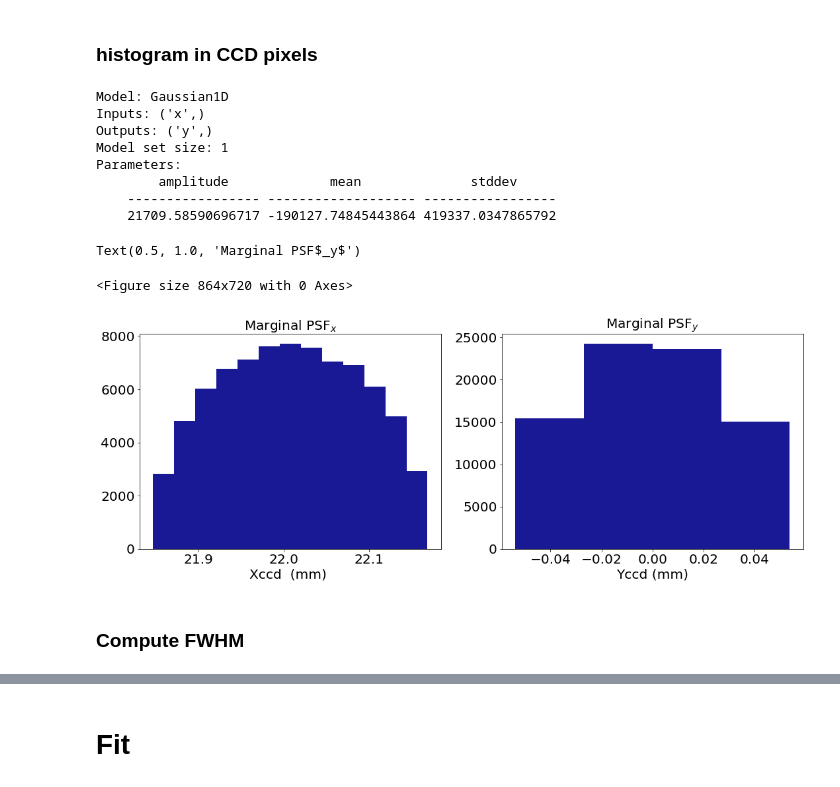
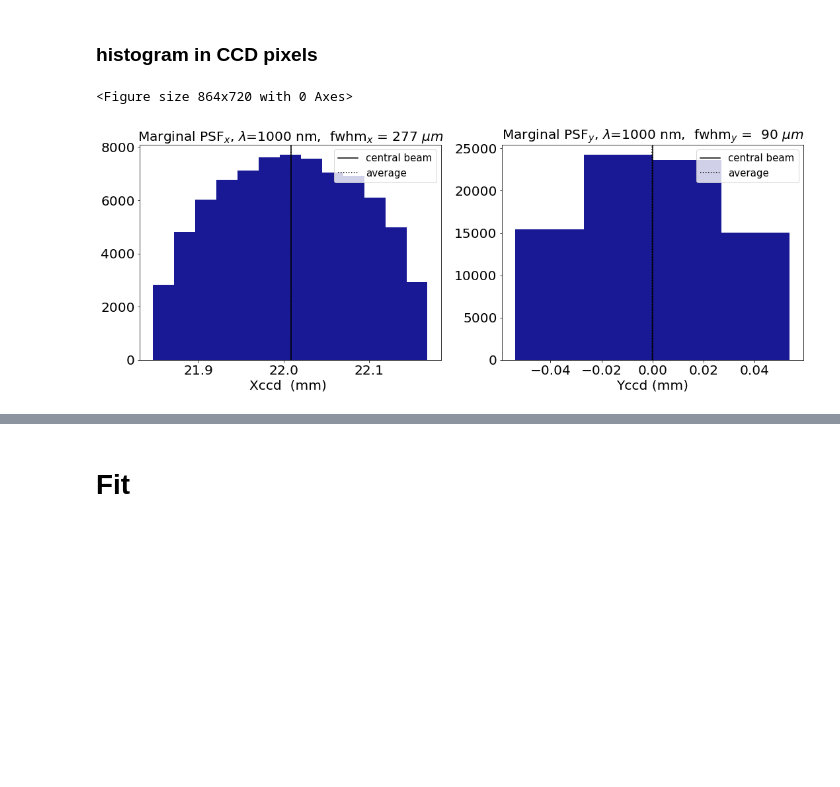
Before and after one commit to sylvielsstfr/OpticSimWthB4, a Jupyter notebook: DrawPSF/notebooks/AnaInterpolatedPSF.ipynb, the cells around one changed output, grey strips where cells are left out. Saved outputs shown, nothing was run; the diff lists cells and outputs as text; code cells hidden in the pictures; blank space fills up the shorter version.

```diff
--- a/DrawPSF/notebooks/AnaInterpolatedPSF.ipynb
+++ b/DrawPSF/notebooks/AnaInterpolatedPSF.ipynb
@@ -216,3 +253,6 @@ Yccd=df["Yccd_1000"].values
+# %%
+X3C=central_beam["X3"].values[0]
+Y3C=central_beam["Y3"].values[0]
 # %% [markdown]
 # PSF 2D
 # %%
@@ -241,7 +290,7 @@ Text(0.5, 1.0, ' Random beam on CCD')
 # %% [markdown]
 # FWHM
 # %%
-def ComputeFWHM(values,nbins,thetitle="fwhm",thexlabel="X ($\mu m$)",flagplot=False):
+def ComputeFWHM(values,nbins=50,thetitle="fwhm",thexlabel="X (mm)",flagplot=False):
     """
     ComputeFWHM(values,nbins,flagplot)
 
@@ -289,3 +338,6 @@ def ComputeFWHM(values,nbins,thetitle="fwhm",thexlabel="X ($\mu m$)",flagplot=Fa
         ax.set_xlabel(thexlabel)
 
     return fwhm
+# %%
+fwhmX=ComputeFWHM(Xccd,50,thetitle="fwhm X",thexlabel="X (mm)",flagplot=True)
+fwhmY=ComputeFWHM(Yccd,50,thetitle="fwhm Y",thexlabel="Y (mm)",flagplot=True)
@@ -294,6 +349,9 @@ def ComputeFWHM(values,nbins,thetitle="fwhm",thexlabel="X ($\mu m$)",flagplot=Fa
 # %%
 NBINSX=int((Xccd.max()-Xccd.min())/(Det_xpic*micr_to_mm))
 NBINSY=int((Yccd.max()-Yccd.min())/(Det_xpic*micr_to_mm))
+
+NBINSX=max(NBINSX,1)
+NBINSY=max(NBINSY,1)
 
 # compute the histogram
 h1=np.histogram(Xccd,bins=NBINSX)
@@ -301,7 +359,6 @@ h2=np.histogram(Yccd,bins=NBINSY)
 
 counts1, bins1 = h1
 counts2, bins2 = h2
-
 
 # compute bin width
 # compute bin width
@@ -321,37 +378,33 @@ theY2=counts2
 # %%
 plt.figure(figsize=(12,10))
 f, (ax1,ax2) = plt.subplots(1,2,figsize=(18,6))
 
 
 # in X
 #ax1.hist(Xccd,bins=NBINSX,facecolor="blue")
 ax1.hist(bins1[:-1], bins1, weights=counts1,facecolor="DarkBlue",density=False,alpha=0.9)
 ax1.set_xlabel("Xccd  (mm) ")
-ax1.set_title("Marginal PSF$_x$")
+title1= "Marginal PSF$_x$, $\lambda$={:3.0f} nm,  fwhm$_x$ = {:3.0f} $\mu m$".format(wlsim*mm_to_nm,fwhmX*1000)
+ax1.set_title(title1)
+ax1.axvline(x=X3C,color="k",label="central beam")
+ax1.axvline(x=Xccd.mean(),linestyle=":",color="k",label="average")
+ax1.legend(fontsize=15)
+
 
 # in Y
 #ax2.hist(Yccd,bins=NBINSY,facecolor="blue")
 ax2.hist(bins2[:-1], bins2, weights=counts2,facecolor="DarkBlue",density=False,alpha=0.9)
 
-# gaussian fit
-model_gauss = models.Gaussian1D()
-fitter_gauss = fitting.LevMarLSQFitter()
-best_fit_gauss = fitter_gauss(model_gauss, theX2,theY2,weights=1)
-print(best_fit_gauss)
+ax2.set_xlabel("Yccd (mm)")
+title2= "Marginal PSF$_y$, $\lambda$={:3.0f} nm,  fwhm$_y$ = {:3.0f} $\mu m$".format(wlsim*mm_to_nm,fwhmY*1000)
+ax2.set_title(title2)
+ax2.axvline(x=Y3C,color="k",label="central beam")
+ax2.axvline(x=Yccd.mean(),linestyle=":",color="k",label="average")
+ax2.legend(fontsize=15)
 
-ax2.set_xlabel("Yccd (mm)")
-ax2.set_title("Marginal PSF$_y$")
+
+figname="PSFSIM_1D_"+disperser_tag+"_WL"+str(idx_WLSEL)+".pdf"
+plt.savefig(figname)
 # %% [output]
-Model: Gaussian1D
-Inputs: ('x',)
-Outputs: ('y',)
-Model set size: 1
-Parameters:
-        amplitude             mean              stddev
-    ----------------- ------------------- -----------------
-    21709.58590696717 -190127.74845443864 419337.0347865792
+<Figure size 864x720 with 0 Axes>
-Text(0.5, 1.0, 'Marginal PSF$_y$')
-<Figure size 864x720 with 0 Axes>
-[figure, old version]
+[figure, new version]
-# %% [markdown]
-### Compute FWHM
```
Also changed, not shown: parts of 27 cells of this notebook, 2 other files.
